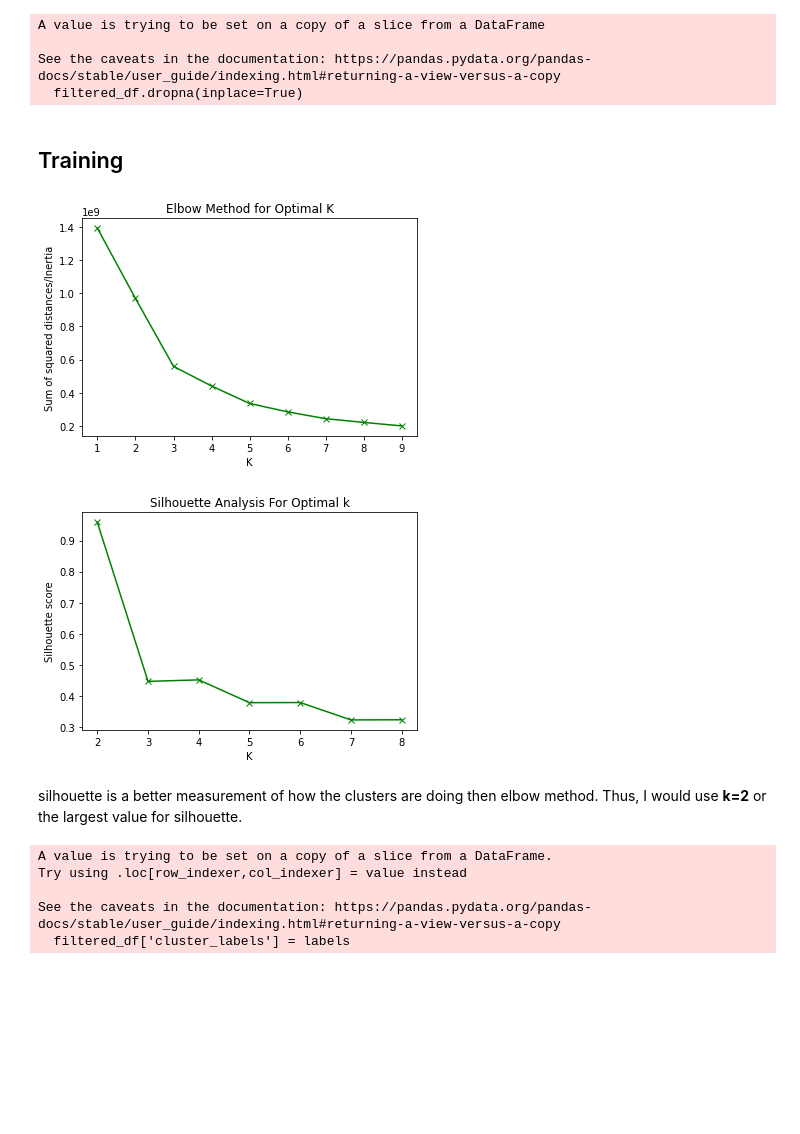
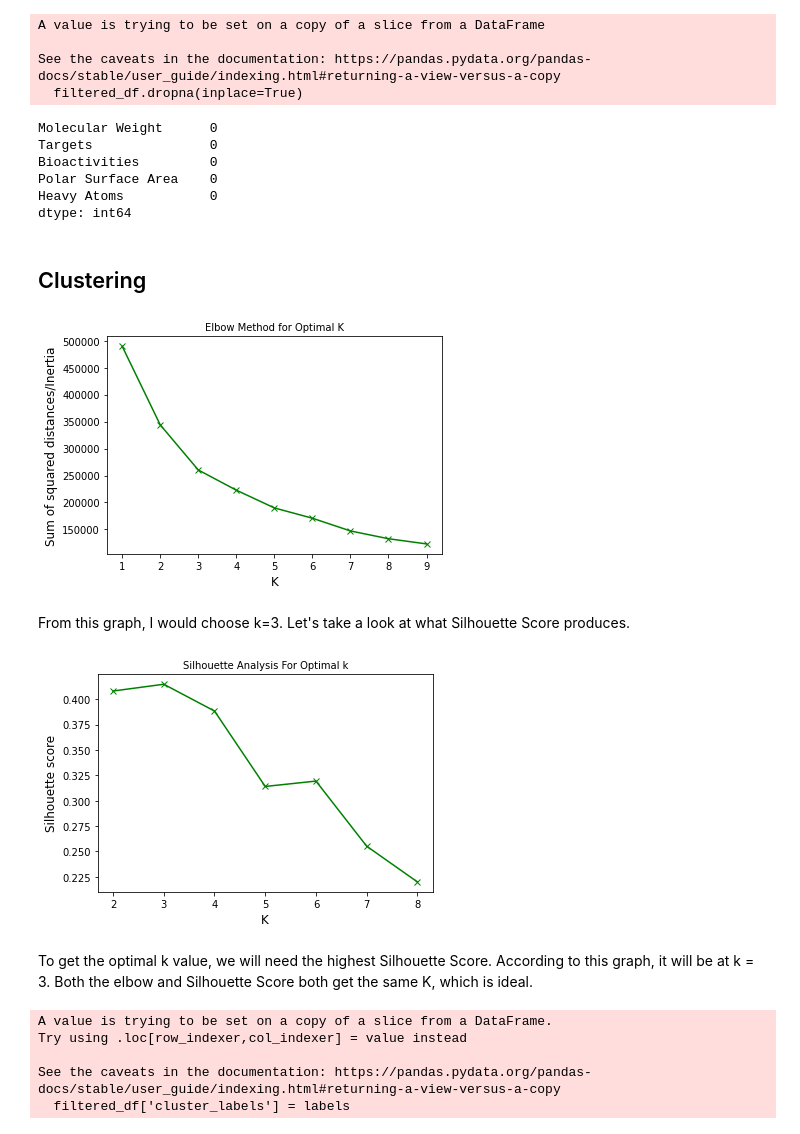
Before and after one commit to dutchengineer-courses/machine-learning-101, a Jupyter notebook: unsupervised-learning/k-means-clustering/chemical-analysis.ipynb, the cells around one changed output. Drawn from its saved outputs; the diff is of its cells as text; code cells hidden in the pictures; blank space fills up the shorter version.

```diff
--- a/unsupervised-learning/k-means-clustering/chemical-analysis.ipynb
+++ b/unsupervised-learning/k-means-clustering/chemical-analysis.ipynb
@@ -236,0 +239,20 @@ High molecular weight would correspond with:
+# %%
+import matplotlib.pyplot as plt
+
+SMALL_SIZE = 10
+MEDIUM_SIZE = 12
+BIGGER_SIZE = 14
+
+plt.rc('font', size=SMALL_SIZE)          # controls default text sizes
+plt.rc('axes', titlesize=SMALL_SIZE)     # fontsize of the axes title
+plt.rc('axes', labelsize=MEDIUM_SIZE)    # fontsize of the x and y labels
+plt.rc('xtick', labelsize=SMALL_SIZE)    # fontsize of the tick labels
+plt.rc('ytick', labelsize=SMALL_SIZE)    # fontsize of the tick labels
+plt.rc('legend', fontsize=SMALL_SIZE)    # legend fontsize
+plt.rc('figure', titlesize=BIGGER_SIZE)  # fontsize of the figure title
+
+fig, axes = plt.subplots(nrows = 5, ncols = 2,figsize=(15,30))    # axes is 2d array (3x3)
+axes = axes.flatten()         # Convert axes to 1d array of length 9
+
+for ax, col in zip(axes, filtered_df.columns):
+  sns.kdeplot(data=filtered_df, x=col,ax = ax).set(title=col)
@@ -237,3 +263,5 @@ High molecular weight would correspond with:
+# %%
+filtered_df = filtered_df[['Molecular Weight','Targets','Bioactivities','Polar Surface Area','Heavy Atoms']]
 # %% [markdown]
 ## Feature engineering
 # %% [markdown]
@@ -266,26 +289,42 @@ A value is trying to be set on a copy of a slice from a DataFrame
 
 See the caveats in the documentation: https://pandas.pydata.org/pandas-docs/stable/user_guide/indexing.html#returning-a-view-versus-a-copy
   filtered_df.dropna(inplace=True)
+# %%
+filtered_df.isna().sum()
+# %% [output]
+Molecular Weight      0
+Targets               0
+Bioactivities         0
+Polar Surface Area    0
+Heavy Atoms           0
+dtype: int64
+# %%
+from sklearn.preprocessing import StandardScaler
+scaler = StandardScaler()
+scaler.fit(filtered_df)
+df_normalized = scaler.transform(filtered_df)
 # %% [markdown]
 
-## Training
+## Clustering
 # %%
 from sklearn.cluster import KMeans
 import matplotlib.pyplot as plt
 
 Sum_of_squared_distances = []
 K = range(1,10,1)
 for num_clusters in K :
  kmeans = KMeans(n_clusters=num_clusters)
- kmeans.fit(filtered_df)
+ kmeans.fit(df_normalized)
  Sum_of_squared_distances.append(kmeans.inertia_)
 plt.plot(K,Sum_of_squared_distances,'gx-')
 plt.xlabel('K')
 plt.ylabel('Sum of squared distances/Inertia')
 plt.title('Elbow Method for Optimal K')
 plt.show()
 # %% [output]
-[figure, old version]
+[figure, new version]
+# %% [markdown]
+From this graph, I would choose k=3. Let's take a look at what Silhouette Score produces.
 # %%
 from sklearn.metrics import silhouette_score
 range_n_clusters = [2, 3, 4, 5, 6, 7, 8]
@@ -294,7 +333,7 @@ for num_clusters in range_n_clusters:
 
  # initialise kmeans
  kmeans = KMeans(n_clusters=num_clusters)
- kmeans.fit(filtered_df)
+ kmeans.fit(df_normalized)
  cluster_labels = kmeans.labels_
 
  # silhouette score
@@ -306,7 +345,7 @@ plt.ylabel('Silhouette score')
 plt.title('Silhouette Analysis For Optimal k')
 plt.show()
 # %% [output]
-[figure, old version]
+[figure, new version]
-# %% [markdown]
-silhouette is a better measurement of how the clusters are doing then elbow method. Thus, I would use **k=2** or the largest value for silhouette.
+# %% [markdown]
+To get the optimal k value, we will need the highest Silhouette Score. According to this graph, it will be at k = 3. Both the elbow and Silhouette Score both get the same K, which is ideal.
 # %%
```
Also changed, not shown: parts of 17 cells of this notebook.
